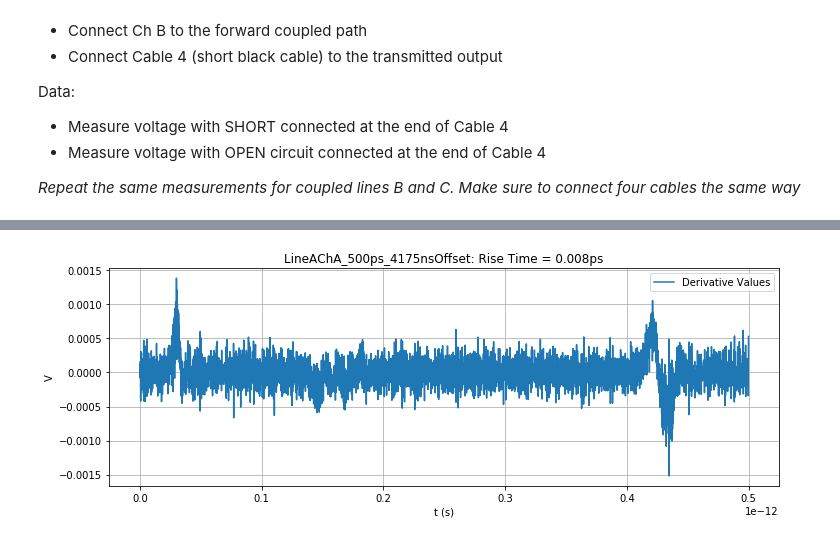
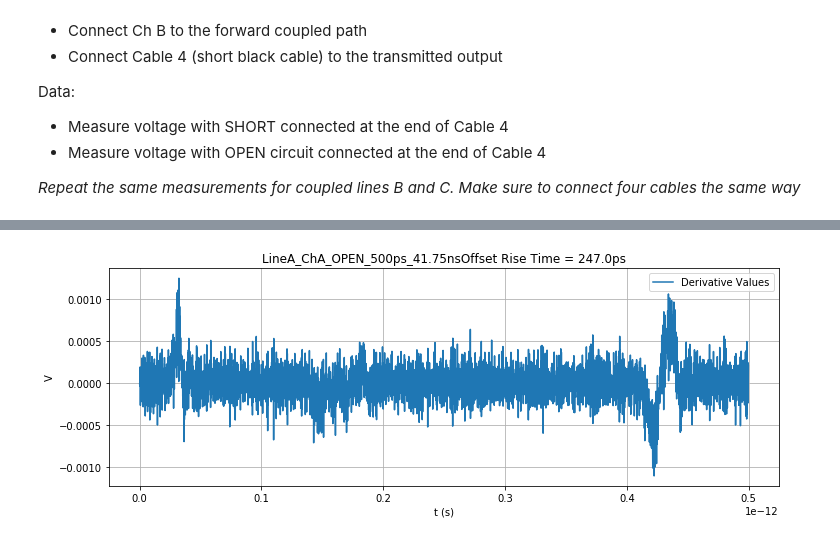
Before and after one commit to kegedy/UWEE572, a Jupyter notebook: labs/lab02/lab02.ipynb, the cells around one changed output, grey strips where cells are left out. Cells and saved outputs as stored; diff of their text form; code cells hidden in the pictures.

```diff
--- a/labs/lab02/lab02.ipynb
+++ b/labs/lab02/lab02.ipynb
@@ -209,0 +379,29 @@ np_arrays = [
+# %%
+# Area Approximation Part2_board2_280ps Calculation
+
+def AreaApprox(f,a,b,n,res):
+    '''
+    Returns the integral approximation of f(x)dx from a to b
+    f : continuous waveform
+    a : starting point
+    b : ending point
+    '''
+    apprx = 0
+    dxs,width = np.linspace(a,b,n,endpoint=False,retstep=True)
+    for dx in dxs:
+        dx = int(dx)
+        midpoint = (f[dx]+f[dx+1])/2 # Use the midpoint approximation
+        apprx += width*midpoint # width is 1 nanosecond
+    return apprx[0]*res
+
+#
+#
+# Define range and function
+a = 250
+b = 2400
+n = b-a
+f = Part2_board2_280ps
+x,res = np.linspace(0,2.8*10**(-9),len(Part2_board2_280ps),endpoint=False,retstep=True)
+A = approx(f,a,b,n,res)
+
+print(f'Area approximation is {A}')
@@ -469,23 +810,23 @@ array([[ 0.000563],
 # %%
 # Measured Values: Part2_calib_ch2_Thu
 #
-L = len(LineAChA_500ps_4175nsOffset)
-X = np.argmax(LineAChA_500ps_4175nsOffset)
+L = len(LineA_ChA_OPEN_500ps_41)
+X = np.argmax(LineA_ChA_OPEN_500ps_41)
 
 fig,ax = plt.subplots(figsize=(12,4))
 x,res = np.linspace(0,0.5*10**(-12),L,endpoint=False,retstep=True)
 Ures = res*10**14
 
 # Plot
-ax.plot(x[0:-1],np.ediff1d(LineAChA_500ps_4175nsOffset),label='Derivative Values')
+ax.plot(x[0:-1],np.ediff1d(LineA_ChA_OPEN_500ps_41),label='Derivative Values')
 
 
 # Labels
 ax.ticklabel_format(axis='x',style='sci', scilimits=(-12,-12))
-ax.set_title(f'LineAChA_500ps_4175nsOffset: Rise Time = {rt}ps')
+ax.set_title(f'LineA_ChA_OPEN_500ps_41.75nsOffset Rise Time = {rt}ps')
 ax.set_xlabel('t (s)')
 ax.set_ylabel('V')
 plt.grid(True)
 plt.legend();
 # %% [output]
-[figure, old version]
+[figure, new version]
```
Also changed, not shown: parts of 38 cells of this notebook, 36 other files.
